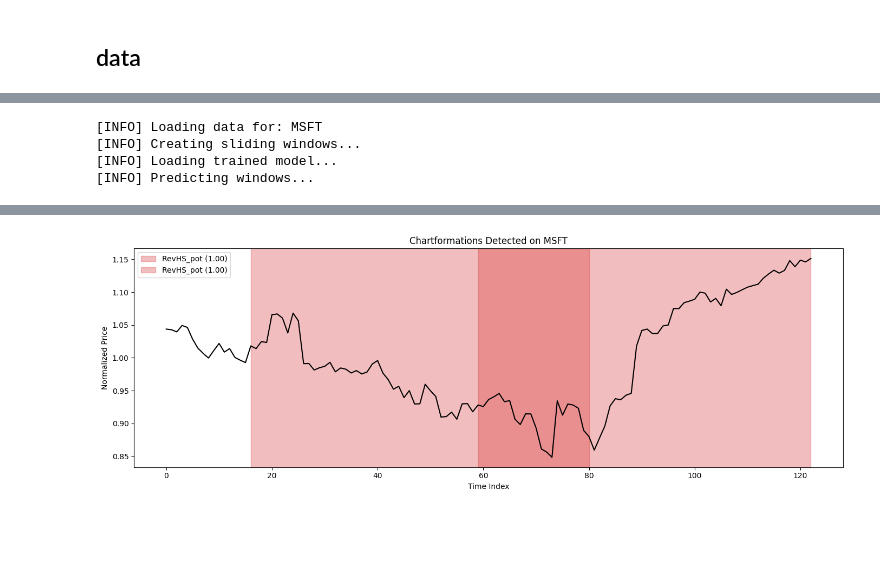
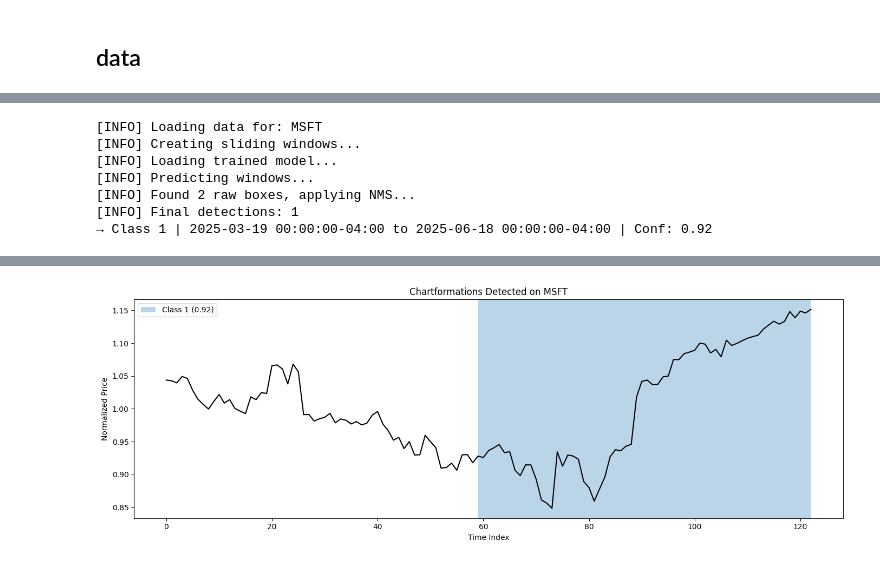
Before and after one commit to carloshsalvador/wds23s4_fibu_chartformation, a Jupyter notebook: (main).ipynb, the cells around one changed output, grey strips where cells are left out. Saved outputs shown, nothing was run; the diff lists cells and outputs as text; code cells hidden in the pictures; blank space fills up the shorter version.

```diff
--- a/(main).ipynb
+++ b/(main).ipynb
@@ -829,0 +398,4 @@ plt.tight_layout()
+# %%
+X_raw, y_raw, label_map = myutils.load_npy_dataset(dataset_path_dropbox_dataset_npy)
+print(label_map)
+print(len(X_raw), len(y_raw))
@@ -989,0 +582,3 @@ model.evaluate(X_test, y_test) # X_test / 32 ~ 5 ... for this reason 5/5 batch s
+# %%
+groups4cnn_list = dataset01_df["PatternGroup"].unique().tolist()
+print(groups4cnn_list)
@@ -989,0 +589,6 @@ model.evaluate(X_test, y_test) # X_test / 32 ~ 5 ... for this reason 5/5 batch s
+# %%
+groups4cnn_folder = os.path.join("aaatemp", "groups4cnn")
+
+for group in groups4cnn_list:
+    if group != "Group_Other":
+        myutils.train_model_per_group(dataset01_df, group_name=group, model_dir=groups4cnn_folder, method="zero")
@@ -989,0 +687,13 @@ model.evaluate(X_test, y_test) # X_test / 32 ~ 5 ... for this reason 5/5 batch s
+# %%
+import seaborn as sns
+
+sns.regplot(data=groups4cnn_4evaluation_df, x="npattern", y="Accuracy")#, hue="Group", markers='o', palette='Set1', fit_reg=False)
+sns.set(style="whitegrid")
+plt.ylabel("Accuracy")
+plt.xlabel("Number of Patterns")
+
+plt.ylim(0, 0.8)
+# plt.ylim(0, 1)
+
+
+#plt.scatter(groups4cnn_4evaluation_df["npattern"], groups4cnn_4evaluation_df["Accuracy"], marker='o')
@@ -1289,7 +856,10 @@ detect_patterns_on_ticker("PETR4.SA", window_size=64, threshold=0.9, model_path=
 # %%
-detect_patterns_on_ticker("MSFT", window_size=64, threshold=0.9, model_path=model_cnn1d_v1_file)
+myutils.detect_patterns_on_ticker("MSFT", window_size=64, threshold=0.9, model_path=model_cnn1d_v1_file)
 # %% [output]
 [INFO] Loading data for: MSFT
 [INFO] Creating sliding windows...
 [INFO] Loading trained model...
 [INFO] Predicting windows...
+[INFO] Found 2 raw boxes, applying NMS...
+[INFO] Final detections: 1
+→ Class 1 | 2025-03-19 00:00:00-04:00 to 2025-06-18 00:00:00-04:00 | Conf: 0.92
@@ -1300 +866 @@ detect_patterns_on_ticker("MSFT", window_size=64, threshold=0.9, model_path=mode
-[figure, old version]
+[figure, new version]
```
Also changed, not shown: parts of 73 cells of this notebook, 4 other files.
